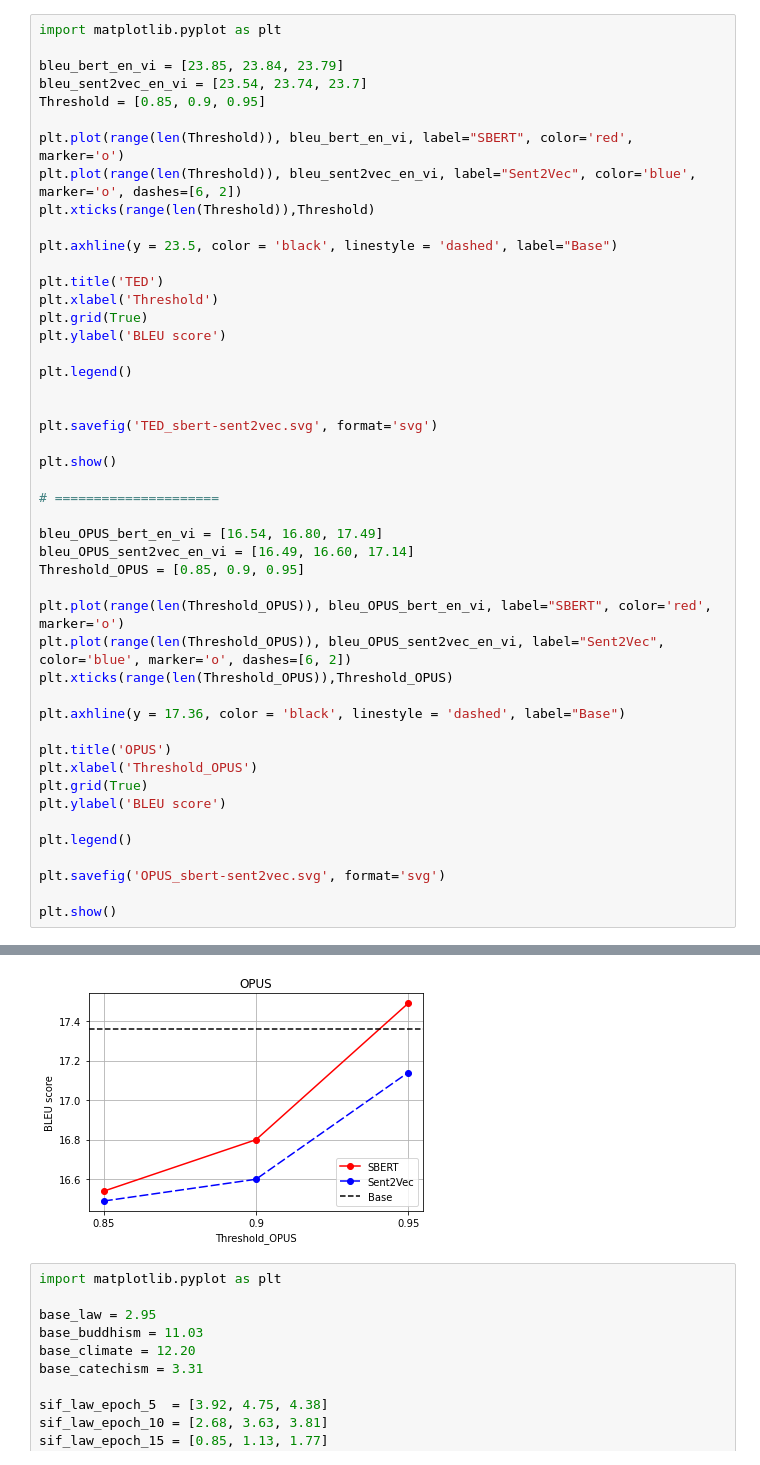
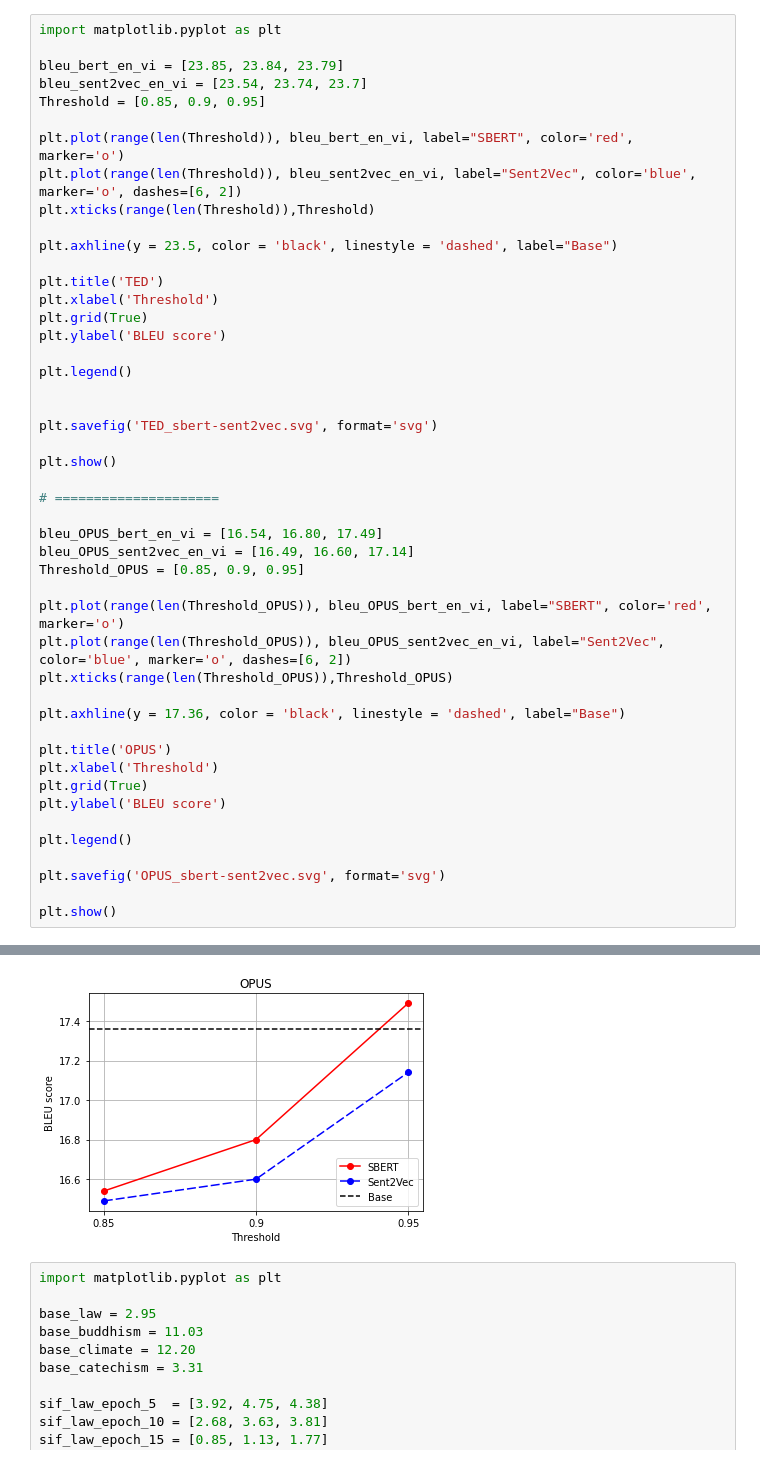
Before and after one commit to hoangtrungchinh/clc_data, a Jupyter notebook: Script/Chart.ipynb, the cells around one changed output, grey strips where cells are left out. Saved outputs shown, nothing was run; the diff lists cells and outputs as text.

Commit message:
rename threshold

```diff
--- a/Script/Chart.ipynb
+++ b/Script/Chart.ipynb
@@ -19,35 +19,35 @@ plt.ylabel('BLEU score')
 plt.legend()
 
 
 plt.savefig('TED_sbert-sent2vec.svg', format='svg')
 
 plt.show()
 
 # =====================
 
 bleu_OPUS_bert_en_vi = [16.54, 16.80, 17.49]
 bleu_OPUS_sent2vec_en_vi = [16.49, 16.60, 17.14]
 Threshold_OPUS = [0.85, 0.9, 0.95]
 
 plt.plot(range(len(Threshold_OPUS)), bleu_OPUS_bert_en_vi, label="SBERT", color='red', marker='o')
 plt.plot(range(len(Threshold_OPUS)), bleu_OPUS_sent2vec_en_vi, label="Sent2Vec", color='blue', marker='o', dashes=[6, 2])
 plt.xticks(range(len(Threshold_OPUS)),Threshold_OPUS)
 
 plt.axhline(y = 17.36, color = 'black', linestyle = 'dashed', label="Base")
 
 plt.title('OPUS')
-plt.xlabel('Threshold_OPUS')
+plt.xlabel('Threshold')
 plt.grid(True)
 plt.ylabel('BLEU score')
 
 plt.legend()
 
 plt.savefig('OPUS_sbert-sent2vec.svg', format='svg')
 
 plt.show()
 # %% [output]
 [figure]
-[figure, old version]
+[figure, new version]
 # %%
 import matplotlib.pyplot as plt
 
```
